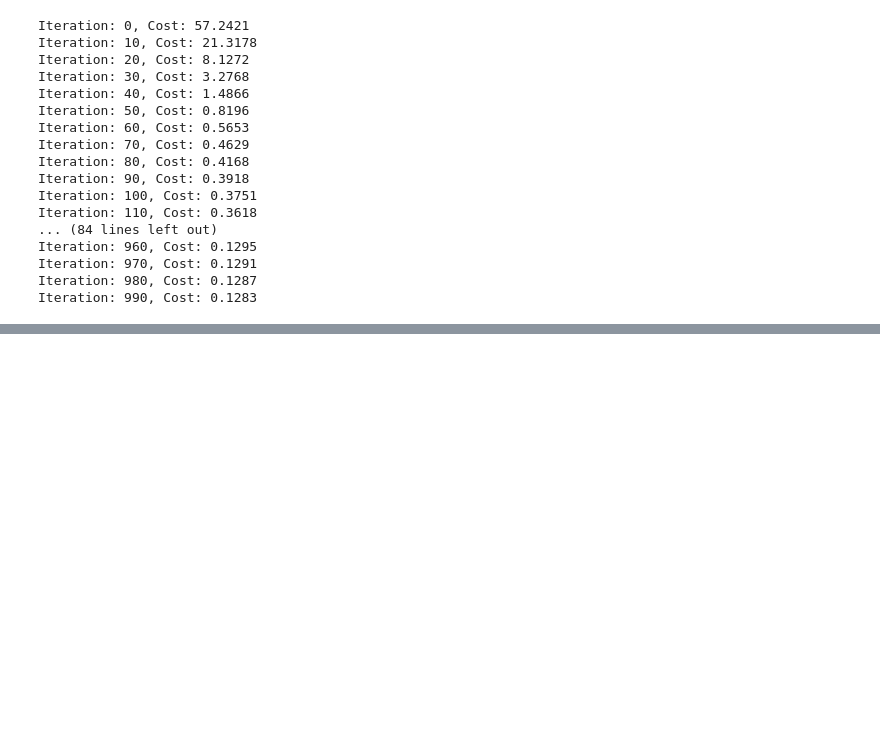
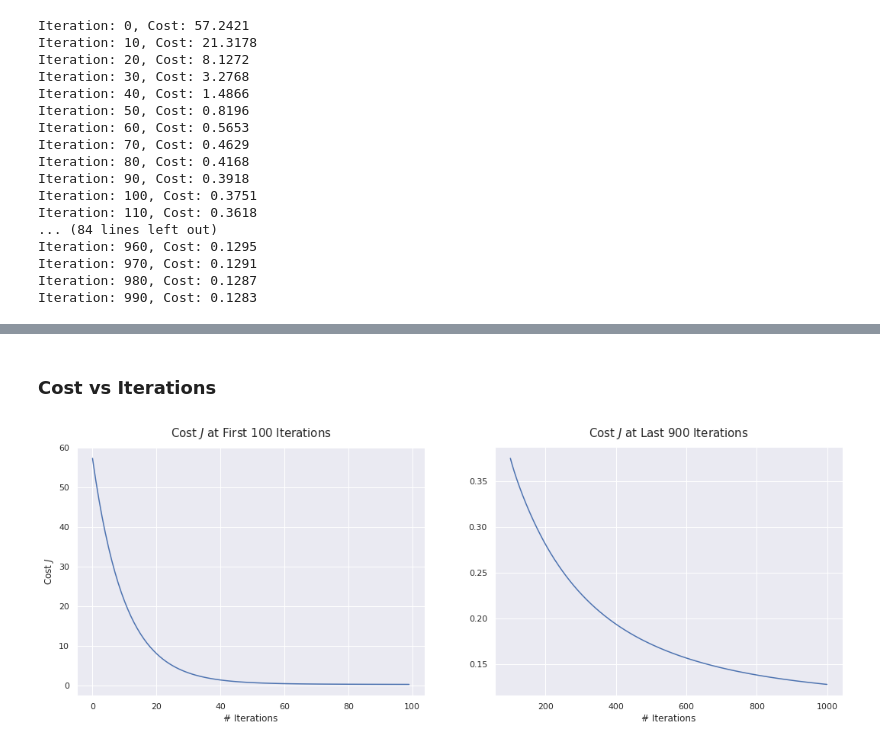
Before and after one commit to princeKike27/Credit-Card-Approval-Prediction, a Jupyter notebook: Credit_Car_Approval_Prediction.ipynb, the cells around one changed output, grey strips where cells are left out. Saved outputs shown, nothing was run; the diff lists cells and outputs as text; code cells hidden in the pictures; blank space fills up the shorter version.

```diff
--- a/Credit_Car_Approval_Prediction.ipynb
+++ b/Credit_Car_Approval_Prediction.ipynb
@@ -2207,3 +2212,25 @@ Best b: -0.35511911835102705
+# %% [markdown]
+### Cost vs Iterations
+# %%
+# plot cost vs iterations
+fig, (ax1, ax2) = plt.subplots(1, 2, figsize=(18, 6))
+
+# first 100 iterations
+ax1.plot(np.arange(100), historic_cost[:100])
+
+ax1.set_xlabel('# Iterations')
+ax1.set_ylabel('Cost $J$')
+ax1.set_title('Cost $J$ at First 100 Iterations', pad=13, size=15)
+
+# last 900 iterations
+ax2.plot(100 + np.arange(900), historic_cost[100:])
+
+ax2.set_xlabel('# Iterations')
+ax2.set_title('Cost $J$ at Last 900 Iterations', pad=13, size=15)
+
+plt.show()
+# %% [output]
+[figure, added]
 # %% [markdown]
 ![green-divider](https://user-images.githubusercontent.com/7065401/52071924-c003ad80-2562-11e9-8297-1c6595f8a7ff.png)
 # %% [markdown]
```
Also changed, not shown: parts of 3 cells of this notebook.
